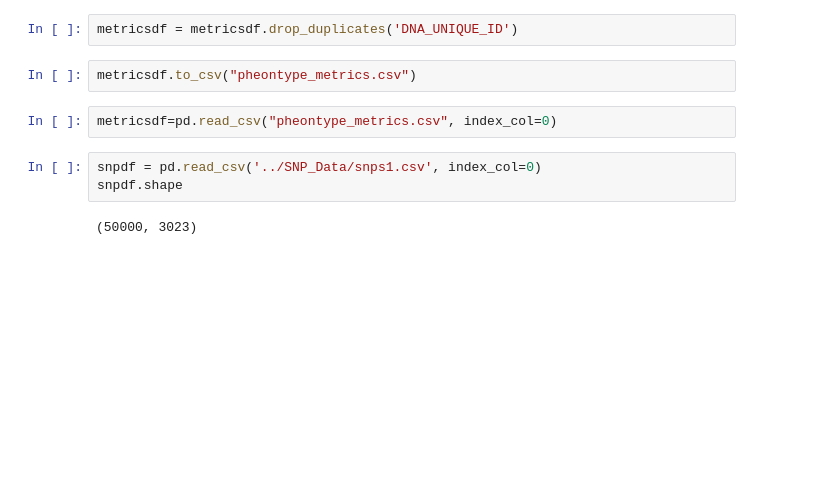
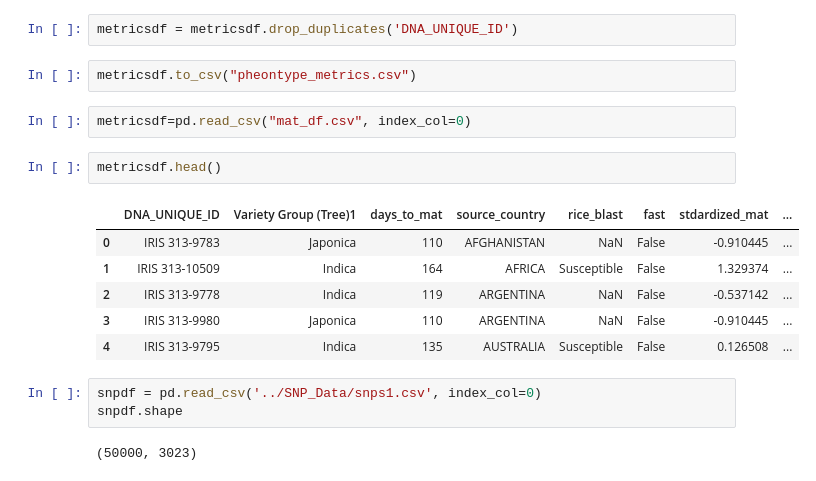
Before and after one commit to o0neil/Believe_The_Hype, a Jupyter notebook: ANALYSIS.ipynb, the cells around one changed output. Saved outputs shown, nothing was run; the diff lists cells and outputs as text; blank space fills up the shorter version.

```diff
--- a/ANALYSIS.ipynb
+++ b/ANALYSIS.ipynb
@@ -30,7 +30,16 @@ metricsdf = metricsdf.drop_duplicates('DNA_UNIQUE_ID')
 # %%
 metricsdf.to_csv("pheontype_metrics.csv")
 # %%
-metricsdf=pd.read_csv("pheontype_metrics.csv", index_col=0)
+metricsdf=pd.read_csv("mat_df.csv", index_col=0)
+# %%
+metricsdf.head()
+# %% [output]
+|  | DNA_UNIQUE_ID | Variety Group (Tree)1 | days_to_mat | source_country | rice_blast | fast | stdardized_mat | ... |
+| 0 | IRIS 313-9783 | Japonica | 110 | AFGHANISTAN | NaN | False | -0.910445 | ... |
+| 1 | IRIS 313-10509 | Indica | 164 | AFRICA | Susceptible | False | 1.329374 | ... |
+| 2 | IRIS 313-9778 | Indica | 119 | ARGENTINA | NaN | False | -0.537142 | ... |
+| 3 | IRIS 313-9980 | Japonica | 110 | ARGENTINA | NaN | False | -0.910445 | ... |
+| 4 | IRIS 313-9795 | Indica | 135 | AUSTRALIA | Susceptible | False | 0.126508 | ... |
 # %%
 snpdf = pd.read_csv('../SNP_Data/snps1.csv', index_col=0)
 snpdf.shape
```
Also changed, not shown: parts of 53 cells of this notebook, 1 other file.
